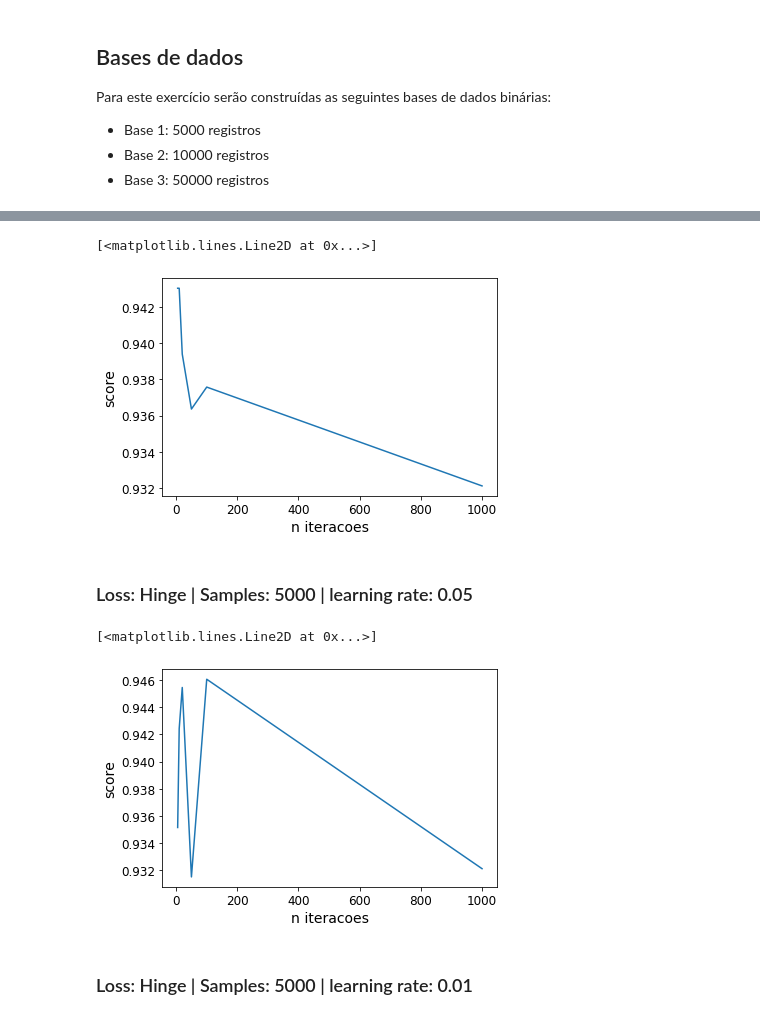
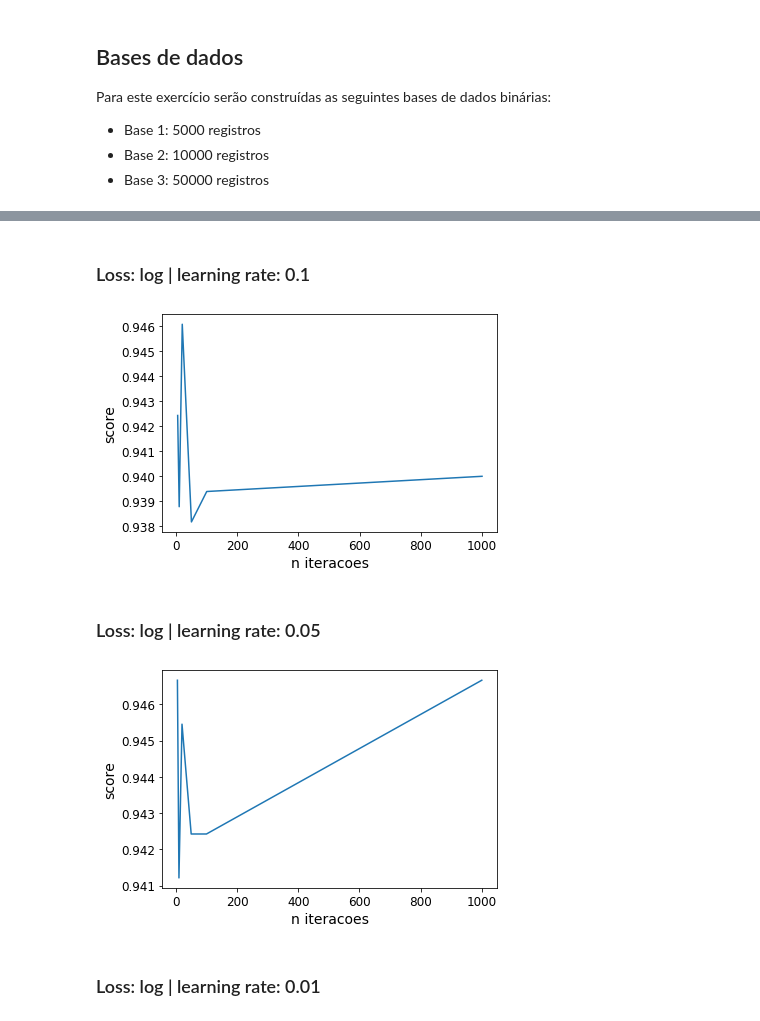
Before and after one commit to fred-azevedo/mestrado-rna, a Jupyter notebook: 03-Descida-de-gradiente.ipynb, the cells around one changed output, grey strips where cells are left out. Drawn from its saved outputs; the diff is of its cells as text; code cells hidden in the pictures.

```diff
--- a/03-Descida-de-gradiente.ipynb
+++ b/03-Descida-de-gradiente.ipynb
@@ -64,0 +74,10 @@ As seguintes taxas de aprendizado serão utilizadas como parâmetro:
+# %%
+scores = []
+
+for n_iter in n_iters:
+    X_train, X_test, y_train, y_test = train_test_split(X1, Y1, test_size=0.33)
+    clf = SGDClassifier(loss="hinge", max_iter=n_iter, learning_rate = 'constant', eta0= 0.1)
+    clf.fit(X_train, y_train)
+    scores.append(clf.score(X_test, y_test))
+
+plot_graph(n_iters, scores)
@@ -64,0 +88,10 @@ As seguintes taxas de aprendizado serão utilizadas como parâmetro:
+# %%
+scores = []
+
+for n_iter in n_iters:
+    X_train, X_test, y_train, y_test = train_test_split(X1, Y1, test_size=0.33)
+    clf = SGDClassifier(loss="hinge", max_iter=n_iter, learning_rate = 'constant', eta0= 0.05)
+    clf.fit(X_train, y_train)
+    scores.append(clf.score(X_test, y_test))
+
+plot_graph(n_iters, scores)
@@ -64,0 +102,10 @@ As seguintes taxas de aprendizado serão utilizadas como parâmetro:
+# %%
+scores = []
+
+for n_iter in n_iters:
+    X_train, X_test, y_train, y_test = train_test_split(X1, Y1, test_size=0.33)
+    clf = SGDClassifier(loss="hinge", max_iter=n_iter, learning_rate = 'constant', eta0= 0.01)
+    clf.fit(X_train, y_train)
+    scores.append(clf.score(X_test, y_test))
+
+plot_graph(n_iters, scores)
@@ -65,38 +114,32 @@ As seguintes taxas de aprendizado serão utilizadas como parâmetro:
+# %% [markdown]
+### Loss: log | learning rate: 0.1
 # %%
 n_iters = [5, 10, 20, 50, 100, 1000]
 scores = []
 
 for n_iter in n_iters:
     X_train, X_test, y_train, y_test = train_test_split(X1, Y1, test_size=0.33)
-    clf = SGDClassifier(loss="hinge", max_iter=n_iter, learning_rate = 'constant', eta0= 0.1)
+    clf = SGDClassifier(loss="log", max_iter=n_iter, learning_rate = 'constant', eta0= 0.1)
     clf.fit(X_train, y_train)
     scores.append(clf.score(X_test, y_test))
 
-
-plt.xlabel("n iteracoes")
-plt.ylabel("score")
-plt.plot(n_iters, scores)
+plot_graph(n_iters, scores)
 # %% [output]
-[<matplotlib.lines.Line2D at 0x...>]
-[figure, old version]
+[figure, new version]
 # %% [markdown]
-### Loss: Hinge | Samples: 5000 | learning rate: 0.05
+### Loss: log | learning rate: 0.05
 # %%
-n_iters = [5, 10, 20, 50, 100, 1000]
 scores = []
 
 for n_iter in n_iters:
     X_train, X_test, y_train, y_test = train_test_split(X1, Y1, test_size=0.33)
-    clf = SGDClassifier(loss="hinge", max_iter=n_iter, learning_rate = 'constant', eta0= 0.05)
+    clf = SGDClassifier(loss="log", max_iter=n_iter, learning_rate = 'constant', eta0= 0.05)
     clf.fit(X_train, y_train)
     scores.append(clf.score(X_test, y_test))
 
-plt.xlabel("n iteracoes")
-plt.ylabel("score")
-plt.plot(n_iters, scores)
+plot_graph(n_iters, scores)
 # %% [output]
-[<matplotlib.lines.Line2D at 0x...>]
-[figure, old version]
+[figure, new version]
 # %% [markdown]
-### Loss: Hinge | Samples: 5000 | learning rate: 0.01
+### Loss: log | learning rate: 0.01
 # %%
```
Also changed, not shown: parts of 9 cells of this notebook.
